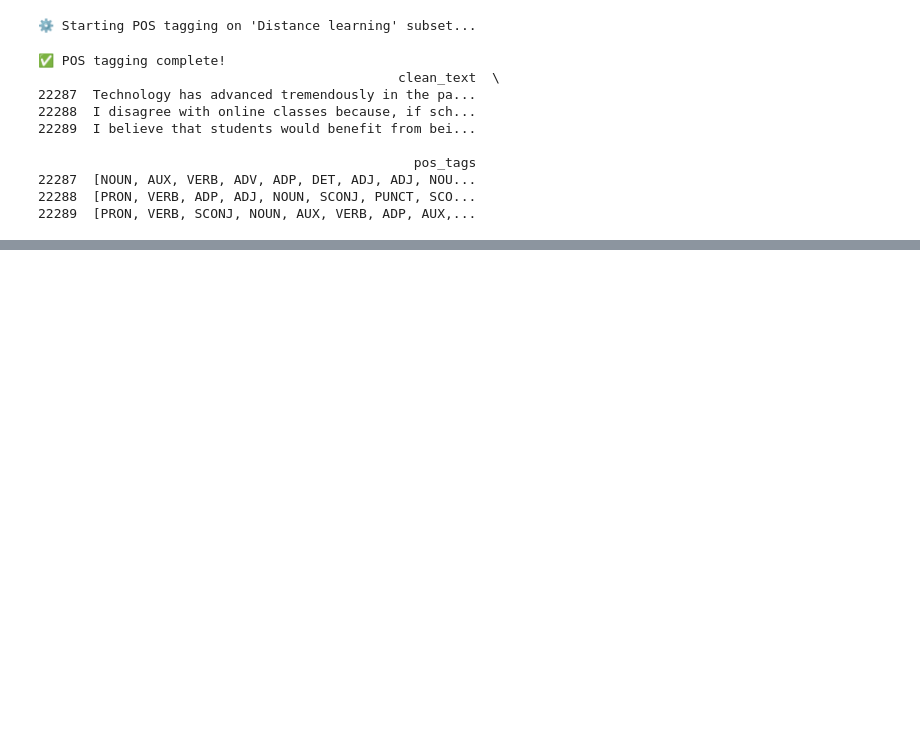
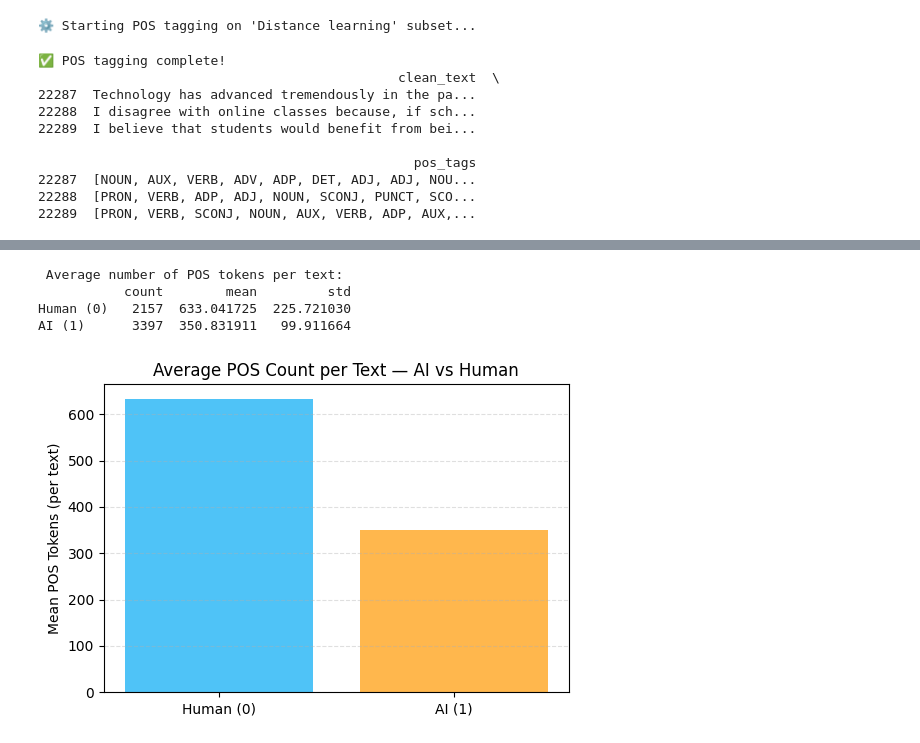
Before and after one commit to alabhastam/gen-ai-det-ph2, a Jupyter notebook: Analyzing-pos.ipynb, the cells around one changed output, grey strips where cells are left out. Cells and saved outputs as stored; diff of their text form; code cells hidden in the pictures; blank space fills up the shorter version.

```diff
--- a/Analyzing-pos.ipynb
+++ b/Analyzing-pos.ipynb
@@ -222,0 +252,27 @@ print(df_distance[["clean_text", "pos_tags"]].head(3))
+# %%
+# add a column for total POS count per document
+df_distance["pos_total"] = df_distance["pos_tags"].apply(len)
+
+# group mean comparison
+summary = df_distance.groupby("label")["pos_total"].agg(["count", "mean", "std"])
+summary.index = ["Human (0)", "AI (1)"]
+
+print(" Average number of POS tokens per text:")
+print(summary)
+
+# quick visualization (optional)
+import matplotlib.pyplot as plt
+
+plt.figure(figsize=(6,4))
+colors = ["#4fc3f7", "#ffb74d"]
+plt.bar(summary.index, summary["mean"], color=colors)
+plt.title("Average POS Count per Text — AI vs Human")
+plt.ylabel("Mean POS Tokens (per text)")
+plt.grid(axis="y", linestyle="--", alpha=0.4)
+plt.show()
+# %% [output]
+ Average number of POS tokens per text:
+           count        mean         std
+Human (0)   2157  633.041725  225.721030
+AI (1)      3397  350.831911   99.911664
+[figure, added]
```
Also changed, not shown: parts of 5 cells of this notebook.
